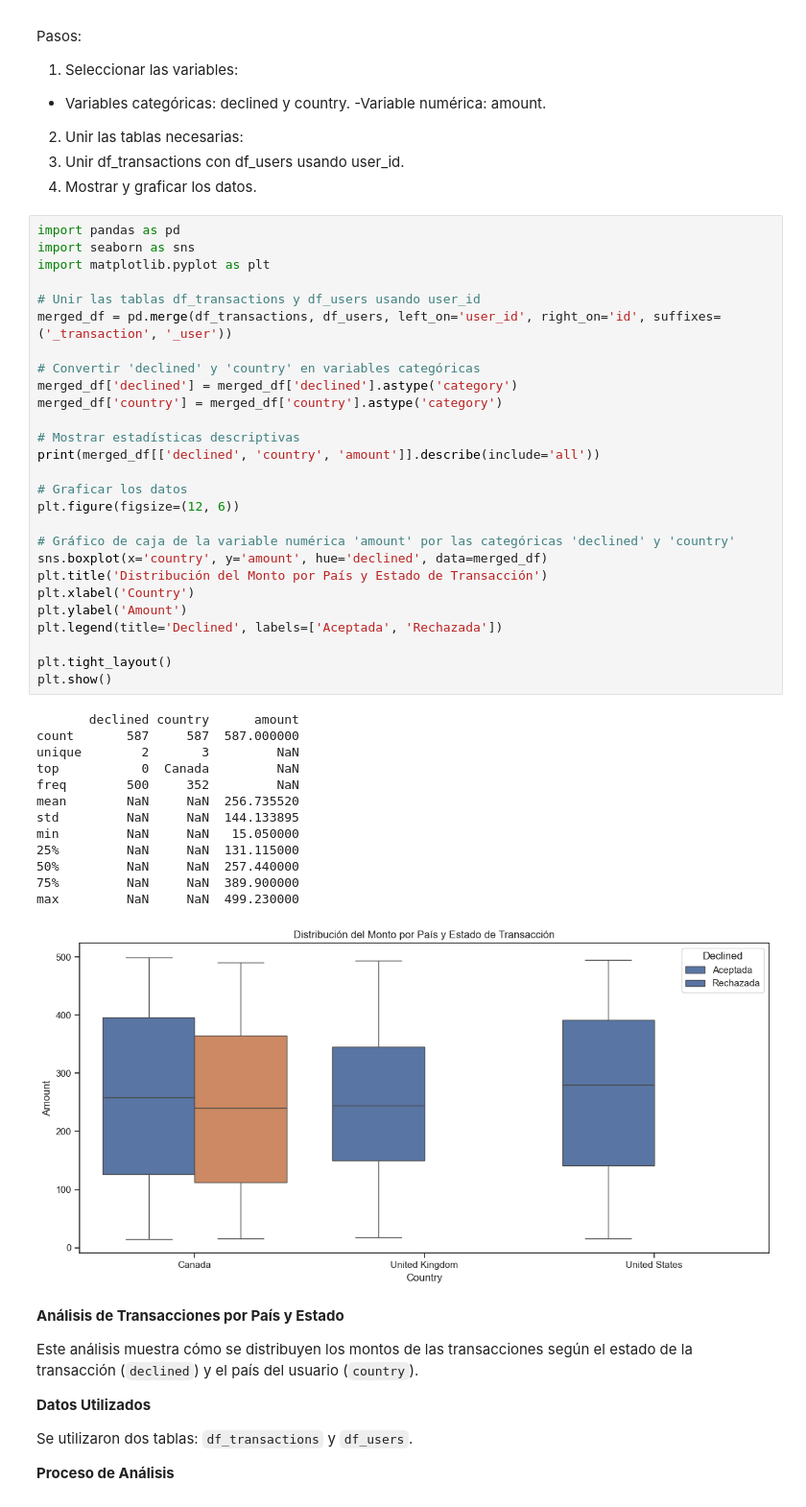
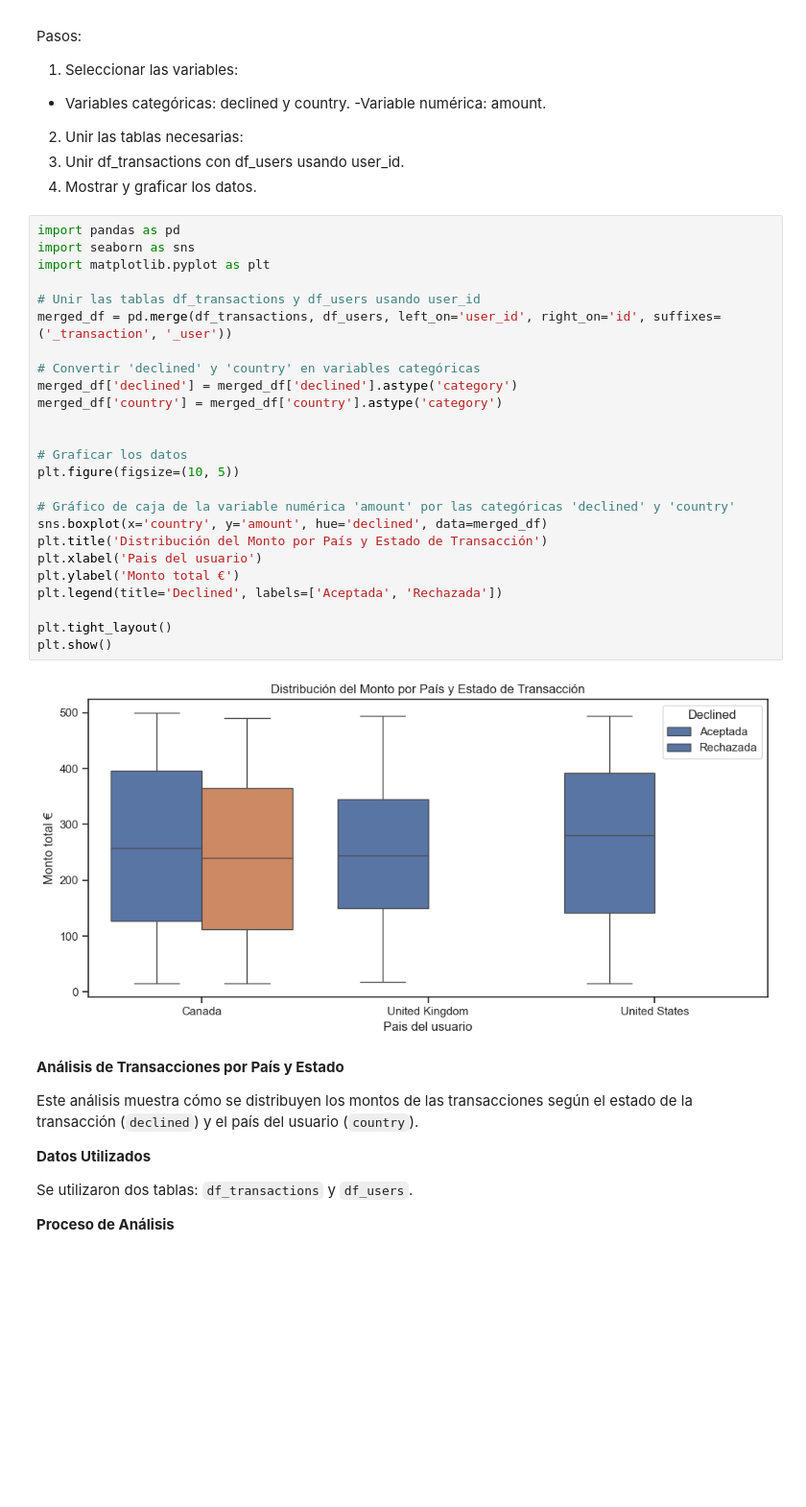
Before and after one commit to mcariqueo/Data_analytics_2024, a Jupyter notebook: Sprint_8_Python/sprint.ipynb, the cells around one changed output. Shown at 96% size. Cells and saved outputs as stored; diff of their text form; blank space fills up the shorter version.

```diff
--- a/Sprint_8_Python/sprint.ipynb
+++ b/Sprint_8_Python/sprint.ipynb
@@ -359,44 +473,30 @@ Pasos:
 # %%
 import pandas as pd
 import seaborn as sns
 import matplotlib.pyplot as plt
 
 # Unir las tablas df_transactions y df_users usando user_id
 merged_df = pd.merge(df_transactions, df_users, left_on='user_id', right_on='id', suffixes=('_transaction', '_user'))
 
 # Convertir 'declined' y 'country' en variables categóricas
 merged_df['declined'] = merged_df['declined'].astype('category')
 merged_df['country'] = merged_df['country'].astype('category')
 
-# Mostrar estadísticas descriptivas
-print(merged_df[['declined', 'country', 'amount']].describe(include='all'))
 
 # Graficar los datos
-plt.figure(figsize=(12, 6))
+plt.figure(figsize=(10, 5))
 
 # Gráfico de caja de la variable numérica 'amount' por las categóricas 'declined' y 'country'
 sns.boxplot(x='country', y='amount', hue='declined', data=merged_df)
 plt.title('Distribución del Monto por País y Estado de Transacción')
-plt.xlabel('Country')
-plt.ylabel('Amount')
+plt.xlabel('Pais del usuario')
+plt.ylabel('Monto total €')
 plt.legend(title='Declined', labels=['Aceptada', 'Rechazada'])
 
 plt.tight_layout()
 plt.show()
 # %% [output]
-       declined country      amount
-count       587     587  587.000000
-unique        2       3         NaN
-top           0  Canada         NaN
-freq        500     352         NaN
-mean        NaN     NaN  256.735520
-std         NaN     NaN  144.133895
-min         NaN     NaN   15.050000
-25%         NaN     NaN  131.115000
-50%         NaN     NaN  257.440000
-75%         NaN     NaN  389.900000
-max         NaN     NaN  499.230000
-[figure, old version]
+[figure, new version]
 # %% [markdown]
 **Análisis de Transacciones por País y Estado**
 
```
Also changed, not shown: parts of 48 cells of this notebook.
